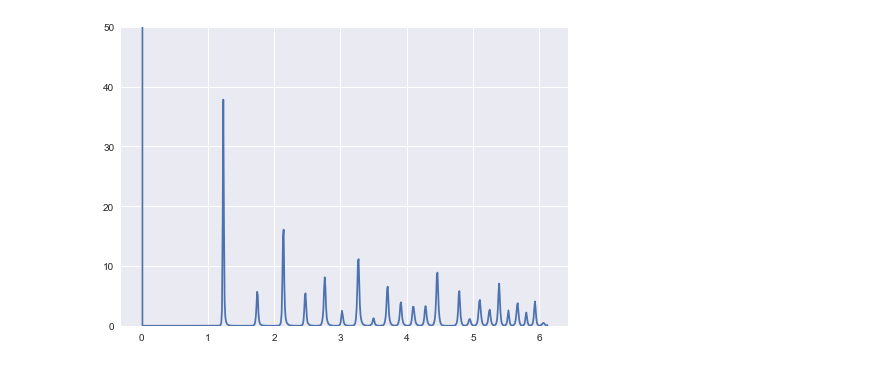
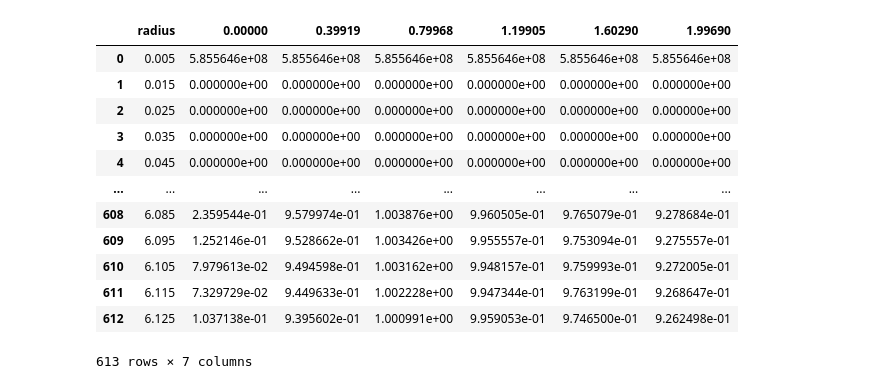
Before and after one commit to AlbertFarkhutdinov/molecular_dynamics, a Jupyter notebook: data/rdf.ipynb, the cells around one changed output. Drawn from its saved outputs; the diff is of its cells as text; code cells hidden in the pictures.

```diff
--- a/data/rdf.ipynb
+++ b/data/rdf.ipynb
@@ -29,5 +7,0 @@ rdf_data
-# %%
-plt.plot(rdf_data["radius"], rdf_data["rdf"]);
-plt.ylim(bottom=0, top=50);
-# %% [output]
-[figure, removed]
@@ -33,0 +10,30 @@ plt.ylim(bottom=0, top=50);
+# %%
+rdf_data = pd.DataFrame(columns=['radius'])
+
+for temperature in temperatures:
+    df = pd.read_csv(
+        f'rdf_file_T_{temperature:.5f}.csv',
+        sep=';',
+    )
+    rdf_data = rdf_data.merge(
+        right=df,
+        how='outer',
+        on='radius',
+    )
+    rdf_data = rdf_data.rename(columns={'rdf': f'{temperature:.5f}'})
+
+rdf_data
+# %% [output]
+|  | radius | 0.00000 | 0.39919 | 0.79968 | 1.19905 | 1.60290 | 1.99690 |
+| 0 | 0.005 | 5.855646e+08 | 5.855646e+08 | 5.855646e+08 | 5.855646e+08 | 5.855646e+08 | 5.855646e+08 |
+| 1 | 0.015 | 0.000000e+00 | 0.000000e+00 | 0.000000e+00 | 0.000000e+00 | 0.000000e+00 | 0.000000e+00 |
+| 2 | 0.025 | 0.000000e+00 | 0.000000e+00 | 0.000000e+00 | 0.000000e+00 | 0.000000e+00 | 0.000000e+00 |
+| 3 | 0.035 | 0.000000e+00 | 0.000000e+00 | 0.000000e+00 | 0.000000e+00 | 0.000000e+00 | 0.000000e+00 |
+| 4 | 0.045 | 0.000000e+00 | 0.000000e+00 | 0.000000e+00 | 0.000000e+00 | 0.000000e+00 | 0.000000e+00 |
+| ... | ... | ... | ... | ... | ... | ... | ... |
+| 608 | 6.085 | 2.359544e-01 | 9.579974e-01 | 1.003876e+00 | 9.960505e-01 | 9.765079e-01 | 9.278684e-01 |
+| 609 | 6.095 | 1.252146e-01 | 9.528662e-01 | 1.003426e+00 | 9.955557e-01 | 9.753094e-01 | 9.275557e-01 |
+| 610 | 6.105 | 7.979613e-02 | 9.494598e-01 | 1.003162e+00 | 9.948157e-01 | 9.759993e-01 | 9.272005e-01 |
+| 611 | 6.115 | 7.329729e-02 | 9.449633e-01 | 1.002228e+00 | 9.947344e-01 | 9.763199e-01 | 9.268647e-01 |
+| 612 | 6.125 | 1.037138e-01 | 9.395602e-01 | 1.000991e+00 | 9.959053e-01 | 9.746500e-01 | 9.262498e-01 |
+613 rows × 7 columns
```
Also changed, not shown: parts of 3 cells of this notebook, 10 other files.
